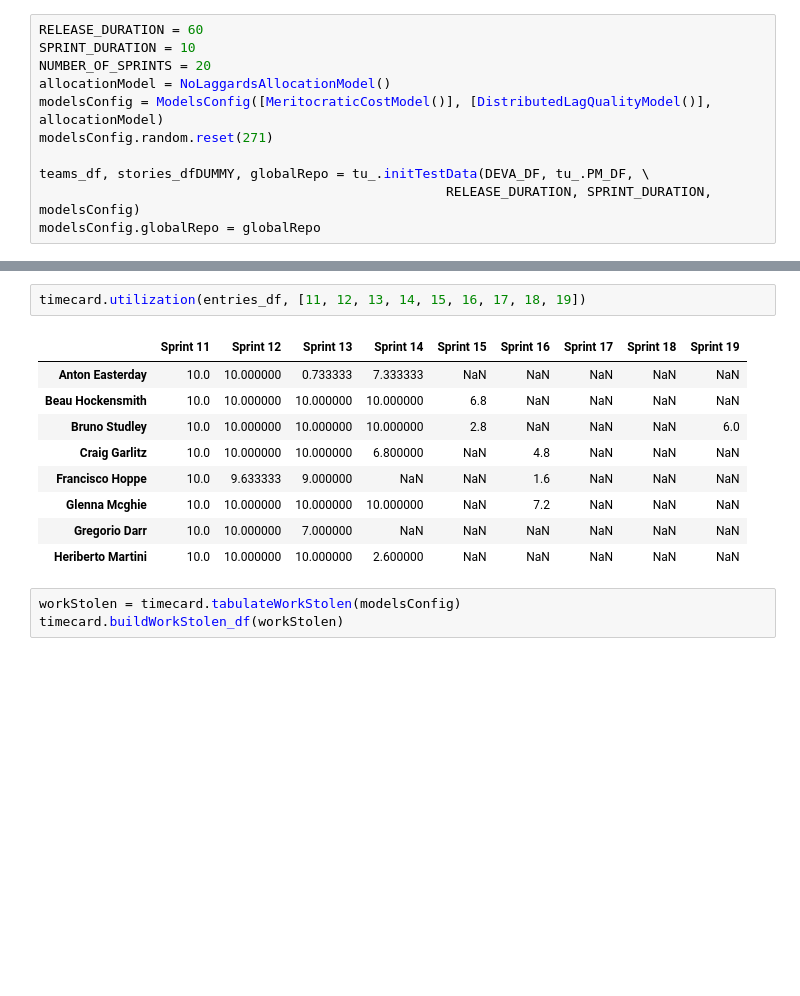
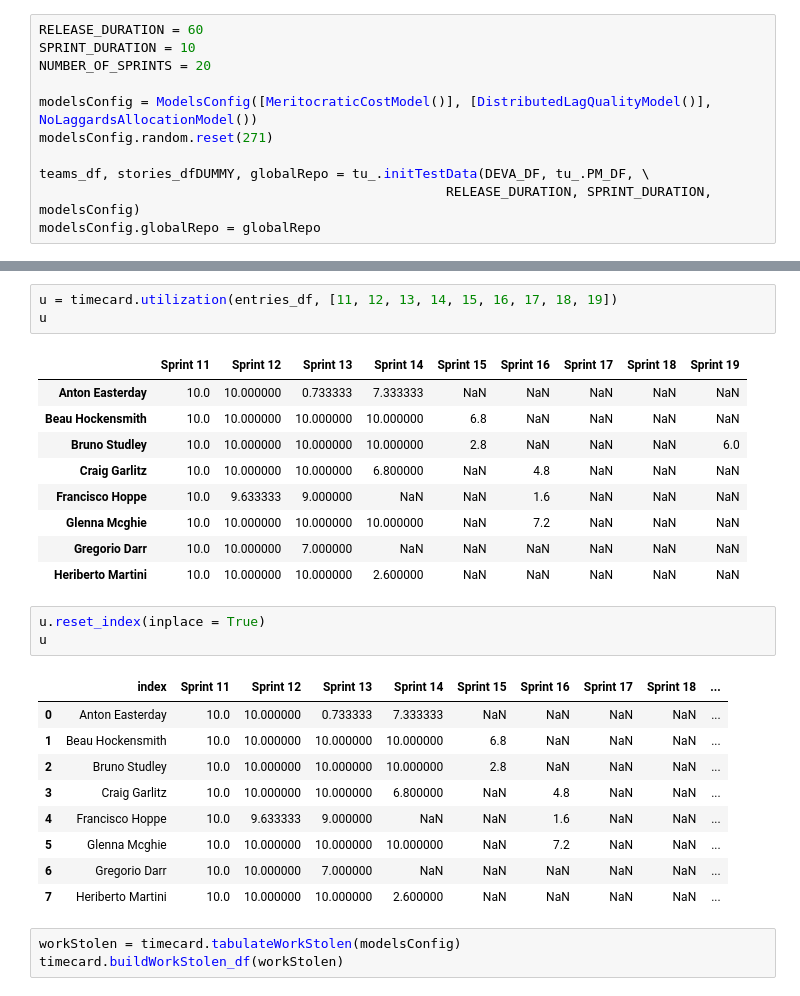
Before and after one commit to ChateauClaudia-Labs/devanalyst, a Jupyter notebook: devanalyst/pilots/workStealingTest.ipynb, the cells around one changed output, grey strips where cells are left out. Drawn from its saved outputs; the diff is of its cells as text; blank space fills up the shorter version.

```diff
--- a/devanalyst/pilots/workStealingTest.ipynb
+++ b/devanalyst/pilots/workStealingTest.ipynb
@@ -38,8 +38,8 @@ DEVA_DF
 RELEASE_DURATION = 60
 SPRINT_DURATION = 10
 NUMBER_OF_SPRINTS = 20
-allocationModel = NoLaggardsAllocationModel()
-modelsConfig = ModelsConfig([MeritocraticCostModel()], [DistributedLagQualityModel()], allocationModel)
+
+modelsConfig = ModelsConfig([MeritocraticCostModel()], [DistributedLagQualityModel()], NoLaggardsAllocationModel())
 modelsConfig.random.reset(271)
 
 teams_df, stories_dfDUMMY, globalRepo = tu_.initTestData(DEVA_DF, tu_.PM_DF, \
@@ -74,7 +74,8 @@ burnout
 | 18 | 19 | 0 | 1 | 0.0 | 1.0 | ... |
 | 19 | 20 | 0 | 0 | 0.0 | 0.0 | ... |
 # %%
-timecard.utilization(entries_df, [11, 12, 13, 14, 15, 16, 17, 18, 19])
+u = timecard.utilization(entries_df, [11, 12, 13, 14, 15, 16, 17, 18, 19])
+u
 # %% [output]
 |  | Sprint 11 | Sprint 12 | Sprint 13 | Sprint 14 | Sprint 15 | Sprint 16 | Sprint 17 | Sprint 18 | Sprint 19 |
 | Anton Easterday | 10.0 | 10.000000 | 0.733333 | 7.333333 | NaN | NaN | NaN | NaN | NaN |
@@ -85,6 +86,19 @@ timecard.utilization(entries_df, [11, 12, 13, 14, 15, 16, 17, 18, 19])
 | Glenna Mcghie | 10.0 | 10.000000 | 10.000000 | 10.000000 | NaN | 7.2 | NaN | NaN | NaN |
 | Gregorio Darr | 10.0 | 10.000000 | 7.000000 | NaN | NaN | NaN | NaN | NaN | NaN |
 | Heriberto Martini | 10.0 | 10.000000 | 10.000000 | 2.600000 | NaN | NaN | NaN | NaN | NaN |
+# %%
+u.reset_index(inplace = True)
+u
+# %% [output]
+|  | index | Sprint 11 | Sprint 12 | Sprint 13 | Sprint 14 | Sprint 15 | Sprint 16 | Sprint 17 | Sprint 18 | ... |
+| 0 | Anton Easterday | 10.0 | 10.000000 | 0.733333 | 7.333333 | NaN | NaN | NaN | NaN | ... |
+| 1 | Beau Hockensmith | 10.0 | 10.000000 | 10.000000 | 10.000000 | 6.8 | NaN | NaN | NaN | ... |
+| 2 | Bruno Studley | 10.0 | 10.000000 | 10.000000 | 10.000000 | 2.8 | NaN | NaN | NaN | ... |
+| 3 | Craig Garlitz | 10.0 | 10.000000 | 10.000000 | 6.800000 | NaN | 4.8 | NaN | NaN | ... |
+| 4 | Francisco Hoppe | 10.0 | 9.633333 | 9.000000 | NaN | NaN | 1.6 | NaN | NaN | ... |
+| 5 | Glenna Mcghie | 10.0 | 10.000000 | 10.000000 | 10.000000 | NaN | 7.2 | NaN | NaN | ... |
+| 6 | Gregorio Darr | 10.0 | 10.000000 | 7.000000 | NaN | NaN | NaN | NaN | NaN | ... |
+| 7 | Heriberto Martini | 10.0 | 10.000000 | 10.000000 | 2.600000 | NaN | NaN | NaN | NaN | ... |
 # %%
 workStolen = timecard.tabulateWorkStolen(modelsConfig)
 timecard.buildWorkStolen_df(workStolen)
```
Also changed, not shown: parts of 17 cells of this notebook, 15 other files.
